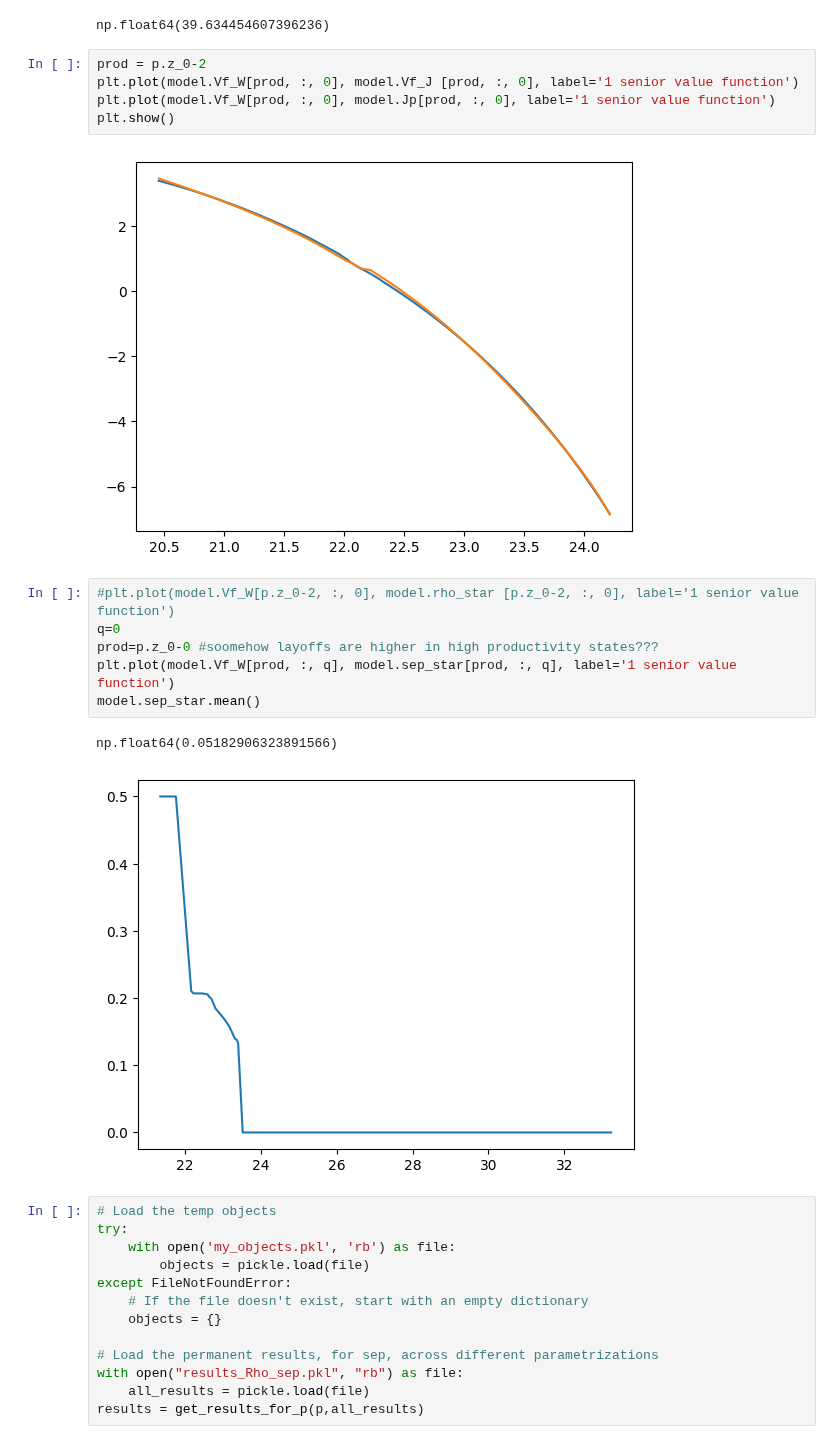
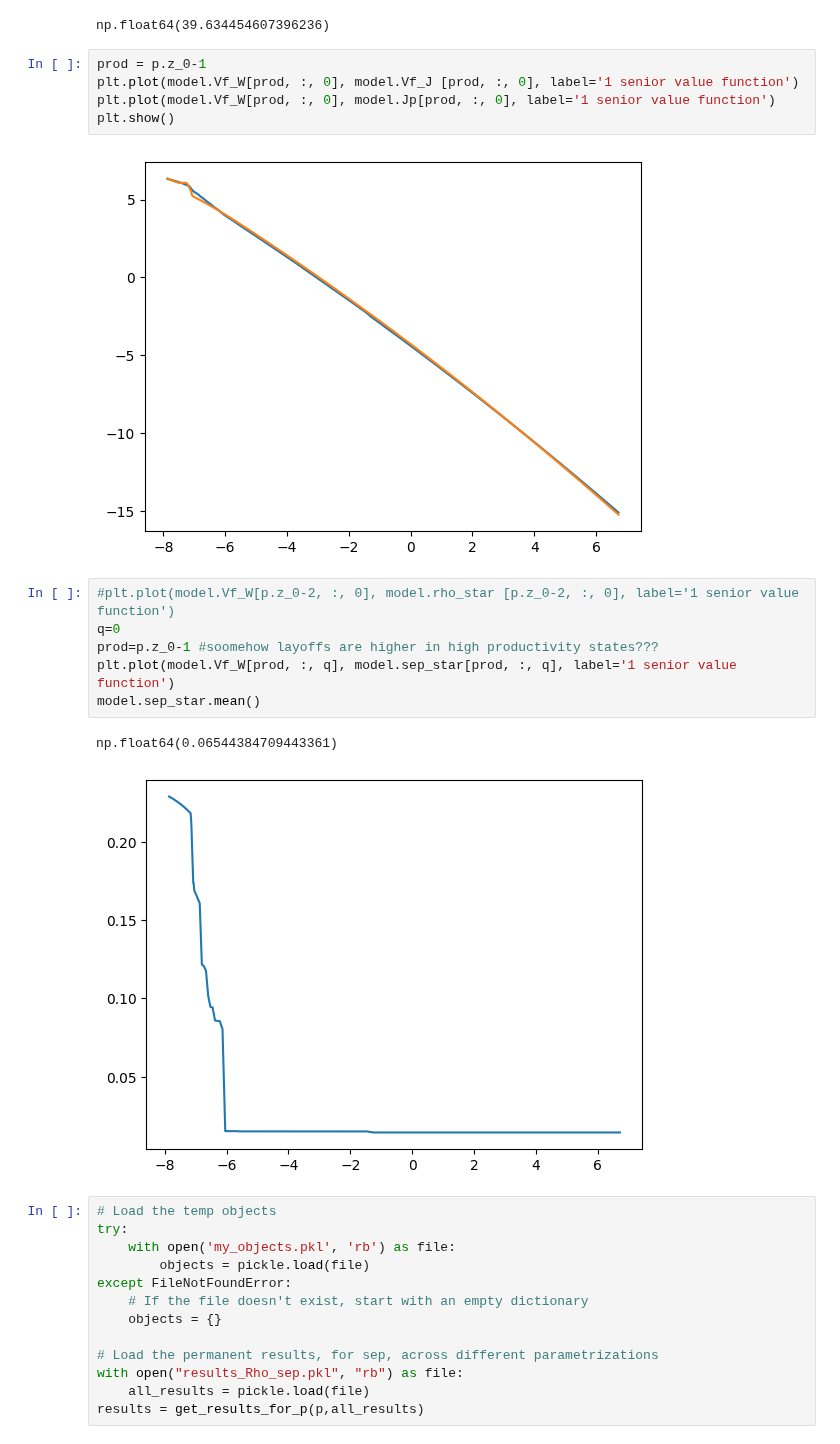
Before and after one commit to zalandru/Dynamic-Contracting-Multi-worker-Firm, a Jupyter notebook: VFI/CRS/Initiating CRS.ipynb, the cells around one changed output. Cells and saved outputs as stored; diff of their text form.

```diff
--- a/VFI/CRS/Initiating CRS.ipynb
+++ b/VFI/CRS/Initiating CRS.ipynb
@@ -155,21 +280,21 @@ model.Vf_W.min()
 # %% [output]
 np.float64(39.634454607396236)
 # %%
-prod = p.z_0-2
+prod = p.z_0-1
 plt.plot(model.Vf_W[prod, :, 0], model.Vf_J [prod, :, 0], label='1 senior value function')
 plt.plot(model.Vf_W[prod, :, 0], model.Jp[prod, :, 0], label='1 senior value function')
 plt.show()
 # %% [output]
-[figure, old version]
+[figure, new version]
 # %%
 #plt.plot(model.Vf_W[p.z_0-2, :, 0], model.rho_star [p.z_0-2, :, 0], label='1 senior value function')
 q=0
-prod=p.z_0-0 #soomehow layoffs are higher in high productivity states???
+prod=p.z_0-1 #soomehow layoffs are higher in high productivity states???
 plt.plot(model.Vf_W[prod, :, q], model.sep_star[prod, :, q], label='1 senior value function')
 model.sep_star.mean()
 # %% [output]
-np.float64(0.05182906323891566)
+np.float64(0.06544384709443361)
-[figure, old version]
+[figure, new version]
 # %%
 # Load the temp objects
 try:
```
Also changed, not shown: parts of 8 cells of this notebook, 43 other files.
